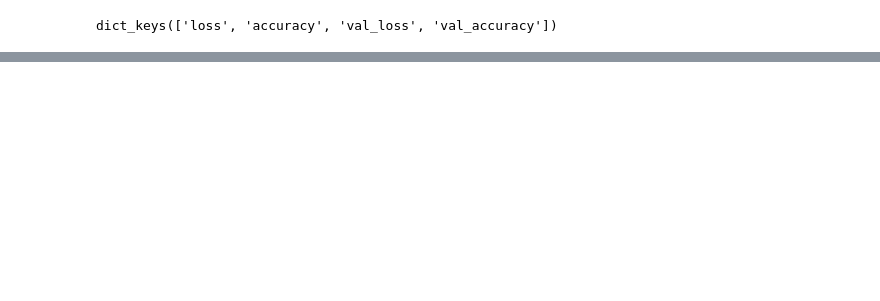
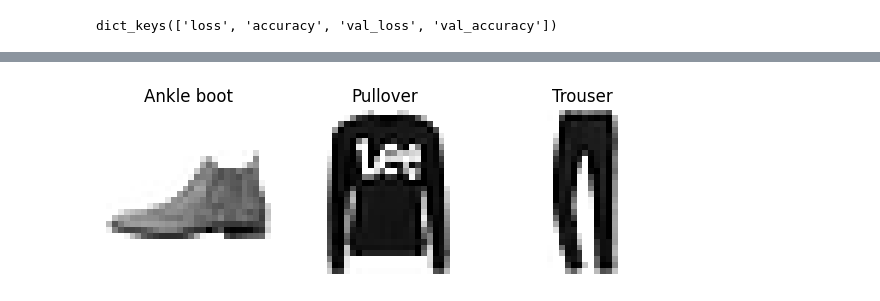
Before and after one commit to KrystianJachna/AI, a Jupyter notebook: cw10/AD_Z10_H_FashionMINT.ipynb, the cells around one changed output, grey strips where cells are left out. Drawn from its saved outputs; the diff is of its cells as text; code cells hidden in the pictures; blank space fills up the shorter version.

```diff
--- a/cw10/AD_Z10_H_FashionMINT.ipynb
+++ b/cw10/AD_Z10_H_FashionMINT.ipynb
@@ -150,2 +218,4 @@ y_pred
+# %%
+y_pred = np.argmax(y_proba, axis=1)
 # %%
 np.array(class_names)[y_pred]
@@ -152,9 +224,11 @@ np.array(class_names)[y_pred]
 # %%
 plt.figure(figsize=(7.2, 2.4))
 for index, image in enumerate(X_new):
     plt.subplot(1, 3, index + 1)
     plt.imshow(image, cmap="binary", interpolation="nearest")
     plt.axis('off')
-    plt.title(class_names[y_test[index]], fontsize=12)
+    plt.title(class_names[y_pred[index]], fontsize=12)
 plt.subplots_adjust(wspace=0.2, hspace=0.5)
 plt.show()
+# %% [output]
+[figure, added]
```
Also changed, not shown: parts of 16 cells of this notebook.
